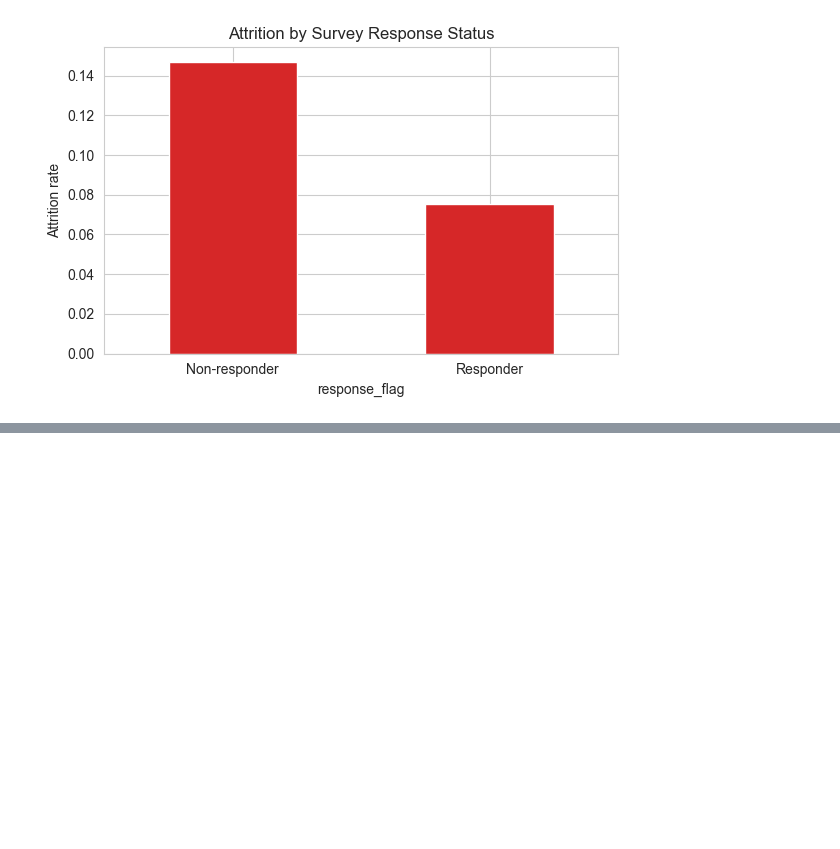
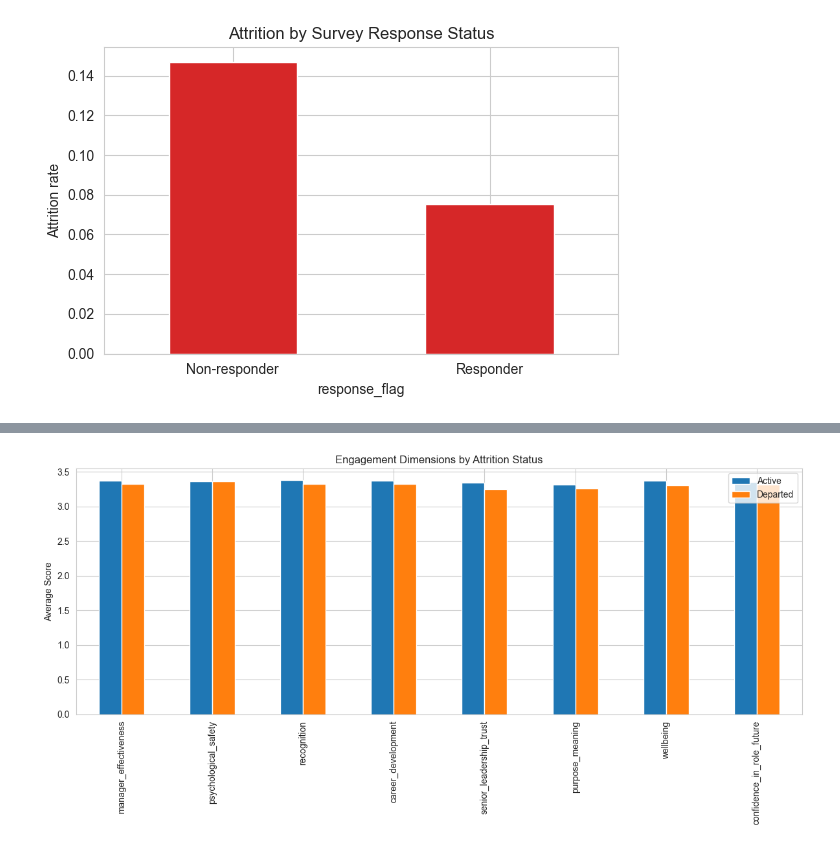
Before and after one commit to devz-002/novacorp_datasets, a Jupyter notebook: EDA.ipynb, the cells around one changed output, grey strips where cells are left out. Saved outputs shown, nothing was run; the diff lists cells and outputs as text; code cells hidden in the pictures; blank space fills up the shorter version.

```diff
--- a/EDA.ipynb
+++ b/EDA.ipynb
@@ -227,0 +264,13 @@ plt.show()
+# %%
+# Engagement dimensions by attrition status
+eng_summary = pd.DataFrame({
+    'Active': full[~full['attrited']][score_cols].mean(),
+    'Departed': full[full['attrited']][score_cols].mean()
+})
+eng_summary.plot(kind='bar', figsize=(12, 6))
+plt.title('Engagement Dimensions by Attrition Status')
+plt.ylabel('Average Score')
+plt.tight_layout()
+plt.show()
+# %% [output]
+[figure, added]
```
Also changed, not shown: parts of 9 cells of this notebook, 1 other file.
